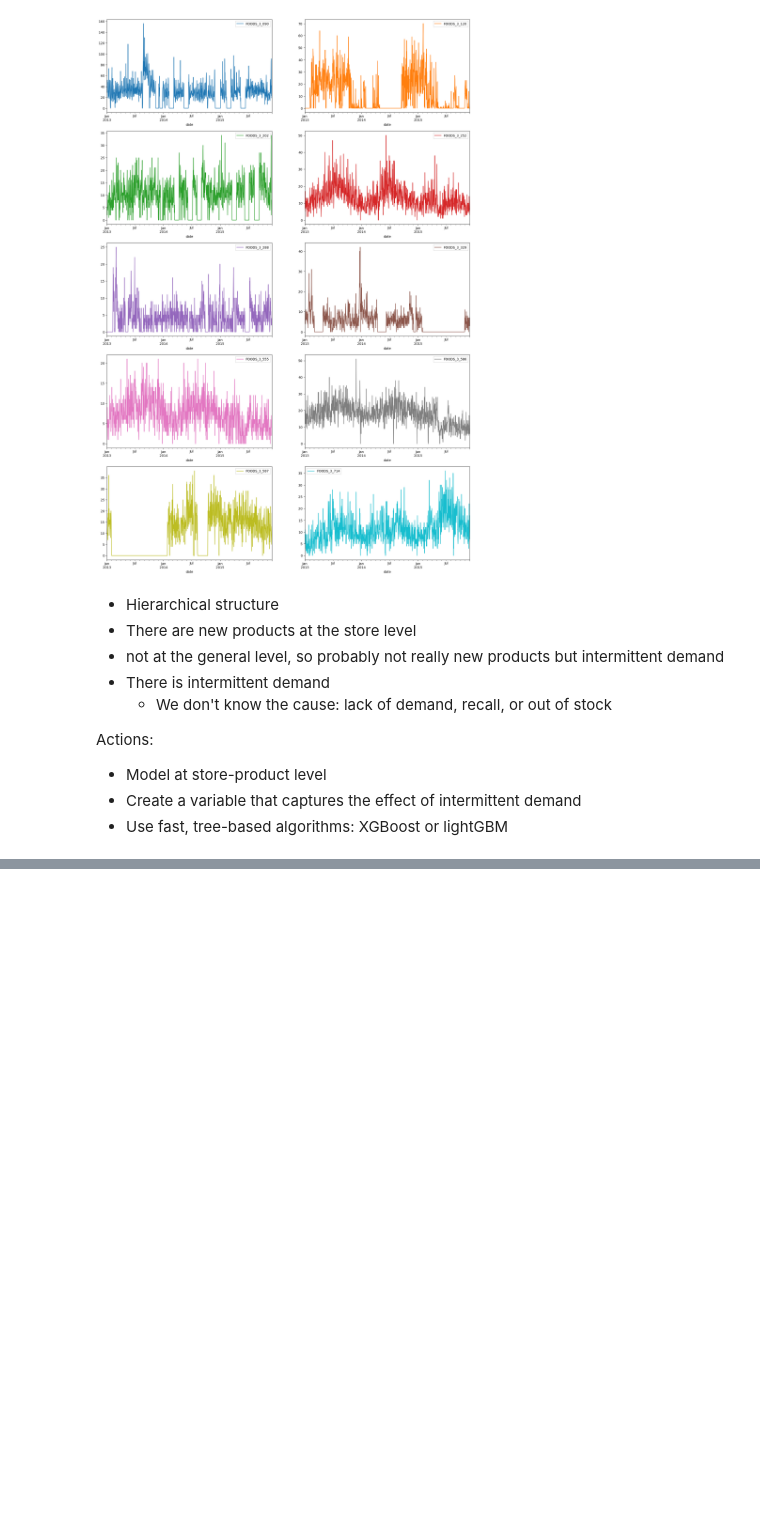
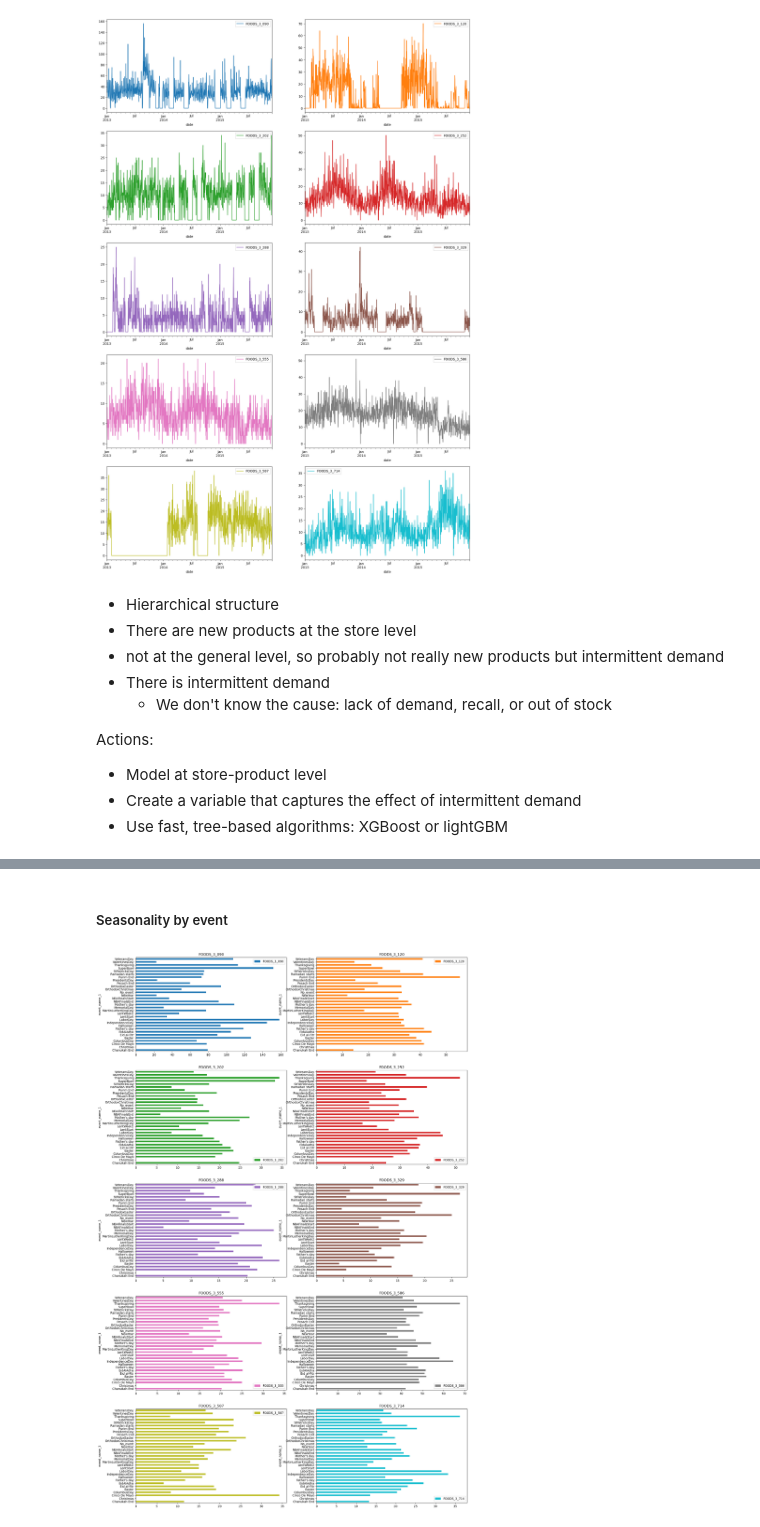
Before and after one commit to adrianriverof/Retail-Sales-Forecasting, a Jupyter notebook: 03_Notebooks/02_Development/03_EDA.ipynb, the cells around one changed output, grey strips where cells are left out. Drawn from its saved outputs; the diff is of its cells as text; code cells hidden in the pictures; blank space fills up the shorter version.

```diff
--- a/03_Notebooks/02_Development/03_EDA.ipynb
+++ b/03_Notebooks/02_Development/03_EDA.ipynb
@@ -178,0 +200,6 @@ Actions:
+# %% [markdown]
+##### Seasonality by event
+# %%
+df.groupby(['event_name_1','item_id']).sales.mean().unstack().plot.barh(subplots = True,  layout = (6,2), sharex=False, figsize=(20,40));
+# %% [output]
+[figure, added]
```
Also changed, not shown: parts of 8 cells of this notebook.
